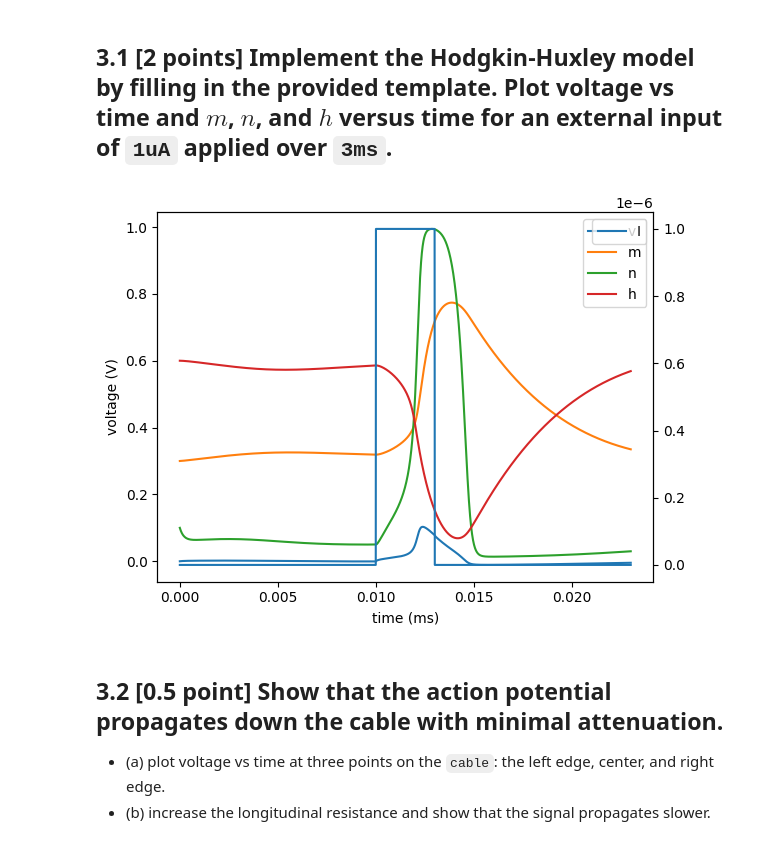
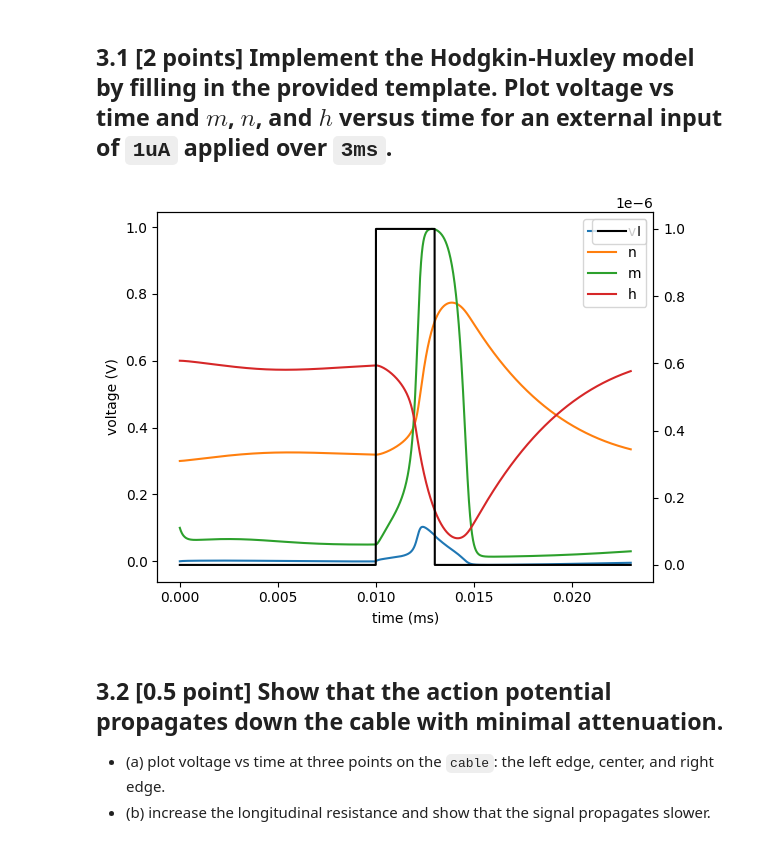
Before and after one commit to draymond63/syde-552, a Jupyter notebook: assignment1.ipynb, the cells around one changed output. Drawn from its saved outputs; the diff is of its cells as text; code cells hidden in the pictures.

````diff
--- a/assignment1.ipynb
+++ b/assignment1.ipynb
@@ -509,7 +509,7 @@ g_k = 36*msiemens/cm**2
 C_m = 1*uF/cm**2
 R_l = 35.4*ohm*cm
 
-eqn = '''
+hodgkin_eqns = '''
 Im = Ina + Ik + Il : amp/meter**2
 dm/dt = alpha_m*(1-m) - beta_m*m : 1
 dn/dt = alpha_n*(1-n) - beta_n*n : 1
@@ -518,46 +518,49 @@ dh/dt = alpha_h*(1-h) - beta_h*h : 1
 Ina = g_na * m**3 * h * (E_na - v) : amp/meter**2
 Ik = g_k * n**4 * (E_k - v) : amp/meter**2
 Il = g_leak * (E_leak - v) : amp/meter**2
 
 alpha_m = (0.1/mV) * 10*mV/exprel((-v+25*mV)/(10*mV))/ms : Hz  # exprel(x) := (exp(x) - 1)/x
 beta_m = 4 * exp(-v/(18*mV))/ms : Hz
 alpha_h = 0.07 * exp(-v/(20*mV))/ms : Hz
 beta_h = 1/(exp((-v+30*mV) / (10*mV)) + 1)/ms : Hz
 alpha_n = (0.01/mV) * 10*mV/exprel((-v+10*mV)/(10*mV))/ms : Hz
 beta_n = 0.125*exp(-v/(80*mV))/ms : Hz
 I : amp (point current)  # applied external current
 '''
 
-cable = Cylinder(length=10*cm, diameter=2*238*um, n=1000, type='axon')
+cable_segments = 1000
+cable = Cylinder(length=10*cm, diameter=2*238*um, n=cable_segments, type='axon')
 
-neuron = SpatialNeuron(morphology=cable, model=eqn, method="exponential_euler", Cm=C_m, Ri=R_l)
+neuron = SpatialNeuron(morphology=cable, model=hodgkin_eqns, method="exponential_euler", Cm=C_m, Ri=R_l)
 mon = StateMonitor(neuron, ['v', 'm', 'n', 'h', 'I'], record=True)
+net = Network(neuron, mon)
 
 neuron.v = 0*mV
 neuron.h = 0.6
 neuron.m = 0.1
 neuron.n = 0.3
 defaultclock.dt = 0.01*ms
 
-run(10*ms)
+net.store()
+net.run(10*ms)
 neuron.I[0] = 1*uA # current injection at one end of the axon
-run(3*ms)
+net.run(3*ms)
 neuron.I = 0*uA
-run(10*ms)
+net.run(10*ms)
 
 fig, ax = plt.subplots()
-ax.plot(mon.t, mon.v[0])
-ax.plot(mon.t, mon.n[0])
-ax.plot(mon.t, mon.m[0])
-ax.plot(mon.t, mon.h[0])
+ax.plot(mon.t, mon.v[0], label='v')
+ax.plot(mon.t, mon.n[0], label='n')
+ax.plot(mon.t, mon.m[0], label='m')
+ax.plot(mon.t, mon.h[0], label='h')
 ax2 = ax.twinx()
-ax2.plot(mon.t, mon.I[0])
+ax2.plot(mon.t, mon.I[0], color='k', label='I')
 ax.set(xlabel='time (ms)', ylabel='voltage (V)')
-ax.legend(['v', 'm', 'n', 'h'])
-ax2.legend(['I'])
+ax.legend()
+ax2.legend()
 plt.show()
 # %% [output]
-[figure, old version]
+[figure, new version]
 # %% [markdown]
 ## 3.2 [0.5 point] Show that the action potential propagates down the cable with minimal attenuation.
 - (a) plot voltage vs time at three points on the ```cable```: the left edge, center, and right edge.
````
Also changed, not shown: parts of 7 cells of this notebook.
